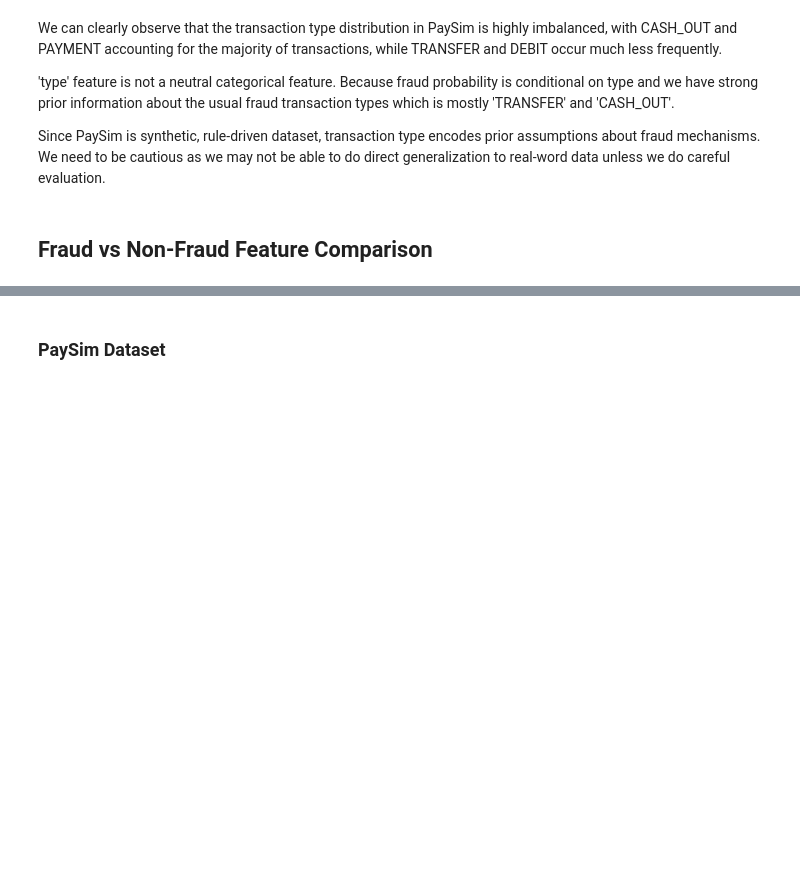
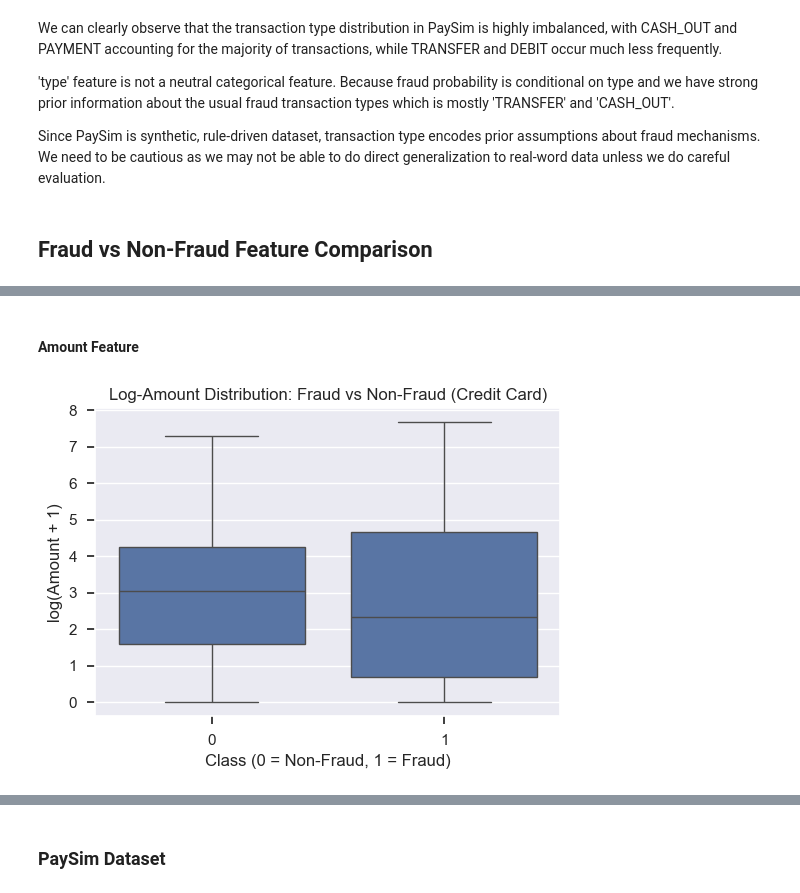
Before and after one commit to thisisehyas/Financial-Fraud-Detection-System, a Jupyter notebook: notebooks/EDA.ipynb, the cells around one changed output, grey strips where cells are left out. Cells and saved outputs as stored; diff of their text form; code cells hidden in the pictures; blank space fills up the shorter version.

Commit message:
docs(eda): add fraud vs non-fraud feature comparison for Credit Card dataset

```diff
--- a/notebooks/EDA.ipynb
+++ b/notebooks/EDA.ipynb
@@ -385,0 +395,4 @@ Since PaySim is synthetic, rule-driven dataset, transaction type encodes prior a
+# %%
+creditcard_balanced = pd.read_csv("../data/eda/creditcard_balanced_eda.csv")
+
+creditcard_balanced.shape
@@ -385,0 +434,17 @@ Since PaySim is synthetic, rule-driven dataset, transaction type encodes prior a
+# %% [markdown]
+#### Amount Feature
+# %%
+creditcard_balanced['log_amount'] = np.log1p(creditcard_balanced['Amount'])
+# %%
+plt.figure(figsize=(6, 4))
+sns.boxplot(
+    data=creditcard_balanced,
+    x='Class',
+    y='log_amount'
+)
+plt.title('Log-Amount Distribution: Fraud vs Non-Fraud (Credit Card)')
+plt.xlabel('Class (0 = Non-Fraud, 1 = Fraud)')
+plt.ylabel('log(Amount + 1)')
+plt.show()
+# %% [output]
+[figure, added]
```
Also changed, not shown: parts of 12 cells of this notebook.
